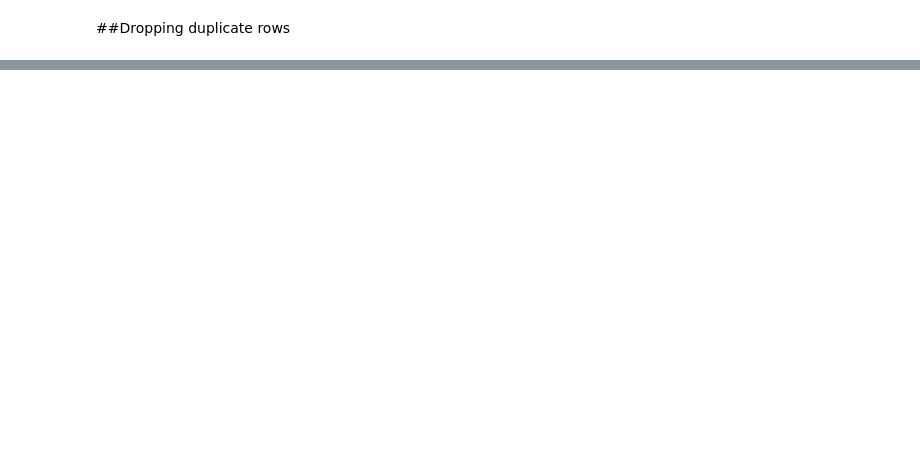
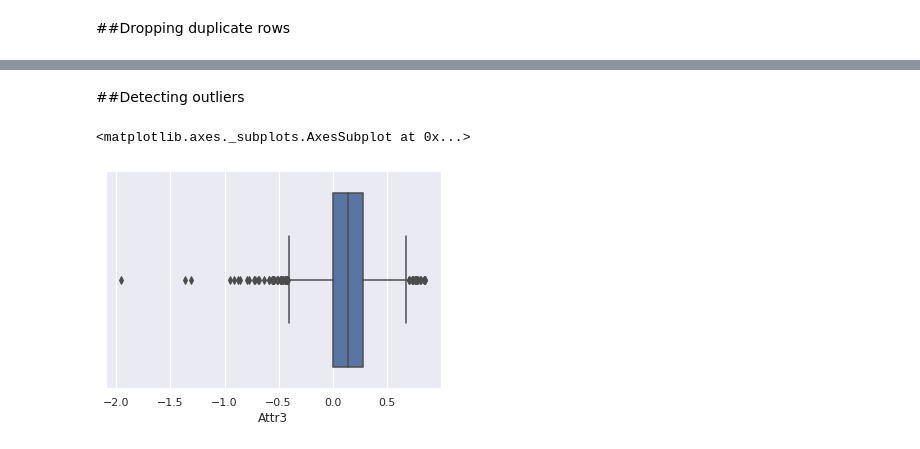
Before and after one commit to Careless-Caramel/Practice_1, a Jupyter notebook: Practice_1.ipynb, the cells around one changed output, grey strips where cells are left out. Drawn from its saved outputs; the diff is of its cells as text; code cells hidden in the pictures; blank space fills up the shorter version.

```diff
--- a/Practice_1.ipynb
+++ b/Practice_1.ipynb
@@ -95,0 +117,3 @@ print("Number of duplicate rows in year 5 : ",duplicate_rows_df_5year.shape)
+# %%
+df_1year=df_1year.drop_duplicates()
+df_1year.head()
@@ -95,0 +167,3 @@ print("Number of duplicate rows in year 5 : ",duplicate_rows_df_5year.shape)
+# %%
+df_1year=df_1year.dropna()
+df_1year.count()
@@ -95,0 +199,7 @@ print("Number of duplicate rows in year 5 : ",duplicate_rows_df_5year.shape)
+# %% [markdown]
+##Detecting outliers
+# %%
+sns.boxplot(x=df_1year["Attr3"])
+# %% [output]
+<matplotlib.axes._subplots.AxesSubplot at 0x...>
+[figure, added]
```
Also changed, not shown: parts of 21 cells of this notebook.
